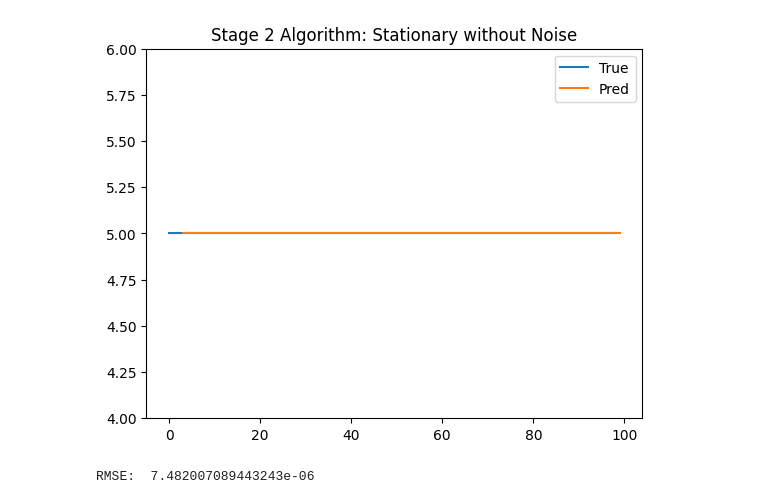
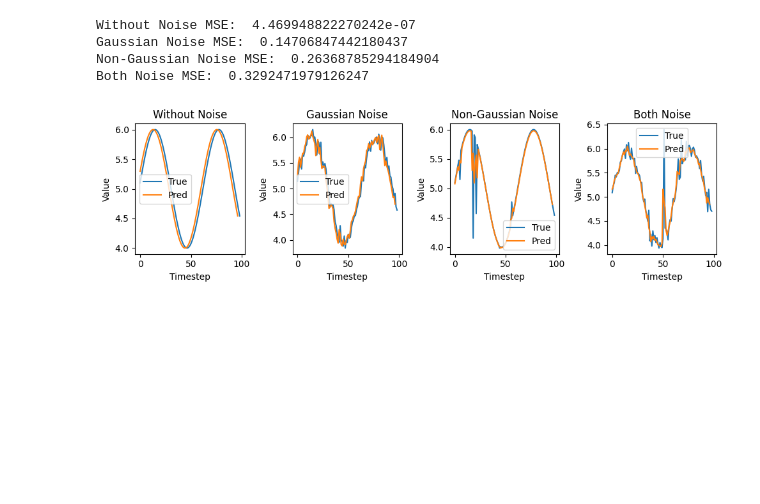
Before and after one commit to chrischris531/fyp, a Jupyter notebook: stage_2_algorithm_notebook.ipynb, the cells around one changed output. Cells and saved outputs as stored; diff of their text form; code cells hidden in the pictures; blank space fills up the shorter version.

```diff
--- a/stage_2_algorithm_notebook.ipynb
+++ b/stage_2_algorithm_notebook.ipynb
@@ -33,7 +32,7 @@ class Stage2Algorithm():
     for i in range(self.order-1):
       A_initial_guess[i, i+1] = 1
     # initial guess for A1, A2, ..., Ad are 0
-    A = least_squares(self.objective, A_initial_guess.flatten(), args=(x, y))
+    A = minimize(self.objective, A_initial_guess.flatten(), args=(x, y))
     A = A.x.reshape((self.order, self.order))[-1]
     self.A = A
 
@@ -51,19 +90,37 @@ toy_datasets = ToyDatasets(num_elements=num_elements)
 # %%
 np.random.seed(0)
-order = 3
-toy_data = toy_datasets.stationary_without_noise(offset=5).reshape(-1, 1).T
-x, y = toy_data[:, :-1], toy_data[:, 1:]
-alg = Stage2Algorithm(num_elements=num_elements, order=order)
-alg.fit(x, y)
-plt.plot(y.flatten(), label="True")
-y_predicted = alg.predict(x)
-plt.plot(range(order, num_elements), y_predicted, label="Pred")
-plt.title("Stage 2 Algorithm: Stationary without Noise")
-plt.legend()
-plt.ylim(4, 6)
+num_elements, num_features, order = 100, 1, 3
+toy_datasets = ToyDatasets(num_elements=num_elements, num_features=num_features)
+
+datasets = [
+  ("Without Noise", toy_datasets.periodical_sinusoidal_without_noise().reshape(-1, 1).T),
+  ("Gaussian Noise", toy_datasets.periodical_sinusoidal_with_gaussian_noise().reshape(-1, 1).T),
+  ("Non-Gaussian Noise", toy_datasets.periodical_sinusoidal_with_non_gaussian_noise().reshape(-1, 1).T),
+  ("Both Noise", toy_datasets.periodical_sinusoidal_with_both_noise().reshape(-1, 1).T),
+]
+fig, ax = plt.subplots(nrows=1, ncols=len(datasets), figsize=(10, 3))
+for i, (title, ds) in enumerate(datasets):
+  x, y = ds[:, :-1], ds[:, 1:]
+
+  alg = Stage2Algorithm(num_elements=num_elements, order=order)
+  alg.fit(x, y)
+  ax[i].plot(y.flatten(), label="True")
+
+  y_predicted = alg.predict(x)
+  ax[i].plot(y_predicted, label="Pred")
+  ax[i].set_title(title)
+  ax[i].set_xlabel("Timestep")
+  ax[i].set_ylabel("Value")
+  ax[i].legend()
+
+  accuracy = alg.evaluate(y[0, order-1:], y_predicted)
+  print(f"{title} MSE: ", accuracy)
+
+plt.tight_layout()
 plt.show()
-accuracy = alg.evaluate(y[0, order-1:], y_predicted)
-print("RMSE: ", accuracy)
 # %% [output]
+Without Noise MSE:  4.469948822270242e-07
+Gaussian Noise MSE:  0.14706847442180437
+Non-Gaussian Noise MSE:  0.26368785294184904
+Both Noise MSE:  0.3292471979126247
-[figure, old version]
+[figure, new version]
-RMSE:  7.482007089443243e-06
```
Also changed, not shown: parts of 14 cells of this notebook, 12 other files.
